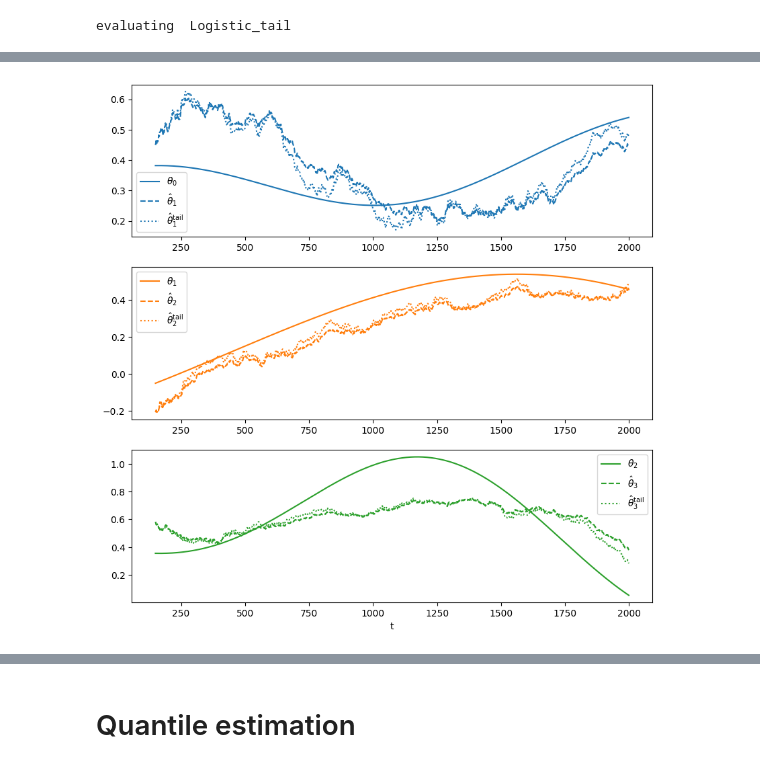
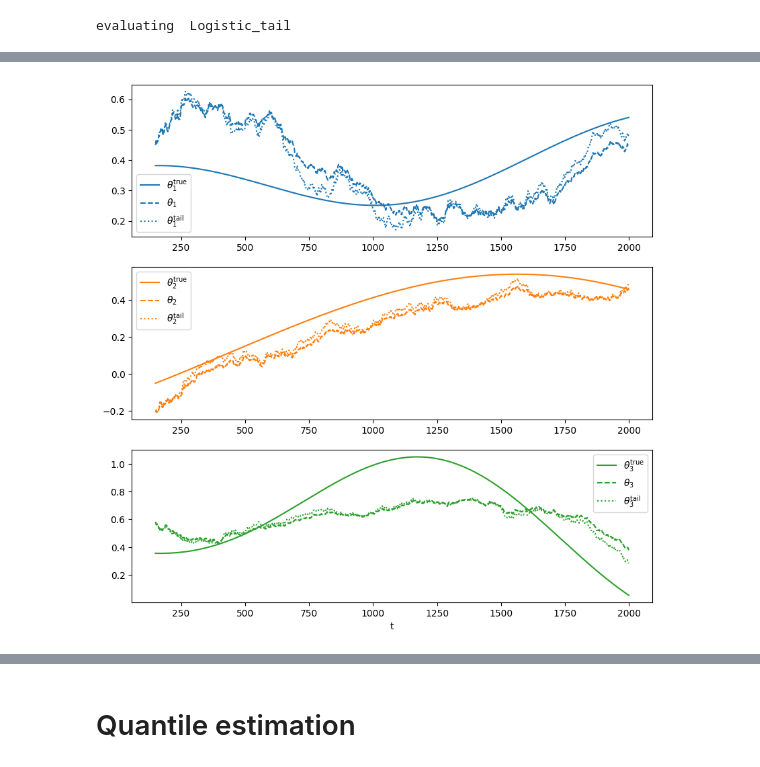
Before and after one commit to cvxgrp/ewmm_code, a Jupyter notebook: experiments.ipynb, the cells around one changed output, grey strips where cells are left out. Drawn from its saved outputs; the diff is of its cells as text; code cells hidden in the pictures.

```diff
--- a/experiments.ipynb
+++ b/experiments.ipynb
@@ -88,18 +84,18 @@ plt.savefig("figures/logistic.pdf")
 # %%
 c = plt.get_cmap('tab10')
 fig, axs = plt.subplots(d, 1, figsize=(10, 10))
 for i in range(d):
     t = np.arange(H, T)
     plt.sca(axs[i])
-    plt.plot(t,thetas[H:, i], label=r"$\theta_{{{}}}$".format(i), color=c(i))
-    plt.plot(t,thetas_logistic[H:, i], label=r"$\hat\theta_{{{}}}$".format(i+1), color=c(i), linestyle="--")
-    plt.plot(t,thetas_logistic_tail[H:, i], label=r"$\hat\theta_{{{}}}^{{\text{{tail}}}}$".format(i+1), color=c(i), linestyle=":")
+    plt.plot(t,thetas[H:, i], label=r"$\theta_{{{}}}^{{\text{{true}}}}$".format(i+1), color=c(i))
+    plt.plot(t,thetas_logistic[H:, i], label=r"$\theta_{{{}}}$".format(i+1), color=c(i), linestyle="--")
+    plt.plot(t,thetas_logistic_tail[H:, i], label=r"$\theta_{{{}}}^{{\text{{tail}}}}$".format(i+1), color=c(i), linestyle=":")
     plt.legend()
 
 plt.xlabel("t")
-plt.savefig("figures/logistic_theta_fit.pdf")
+plt.savefig("../ewmm/figures/logistic_theta_fit.pdf")
 # %% [output]
-[figure, old version]
+[figure, new version]
 # %%
 plt.plot(np.cumsum(times_logistic), label="exact")
 plt.plot(np.cumsum(times_logistic_tail), label="approx")
```
Also changed, not shown: parts of 8 cells of this notebook, 1 other file.
